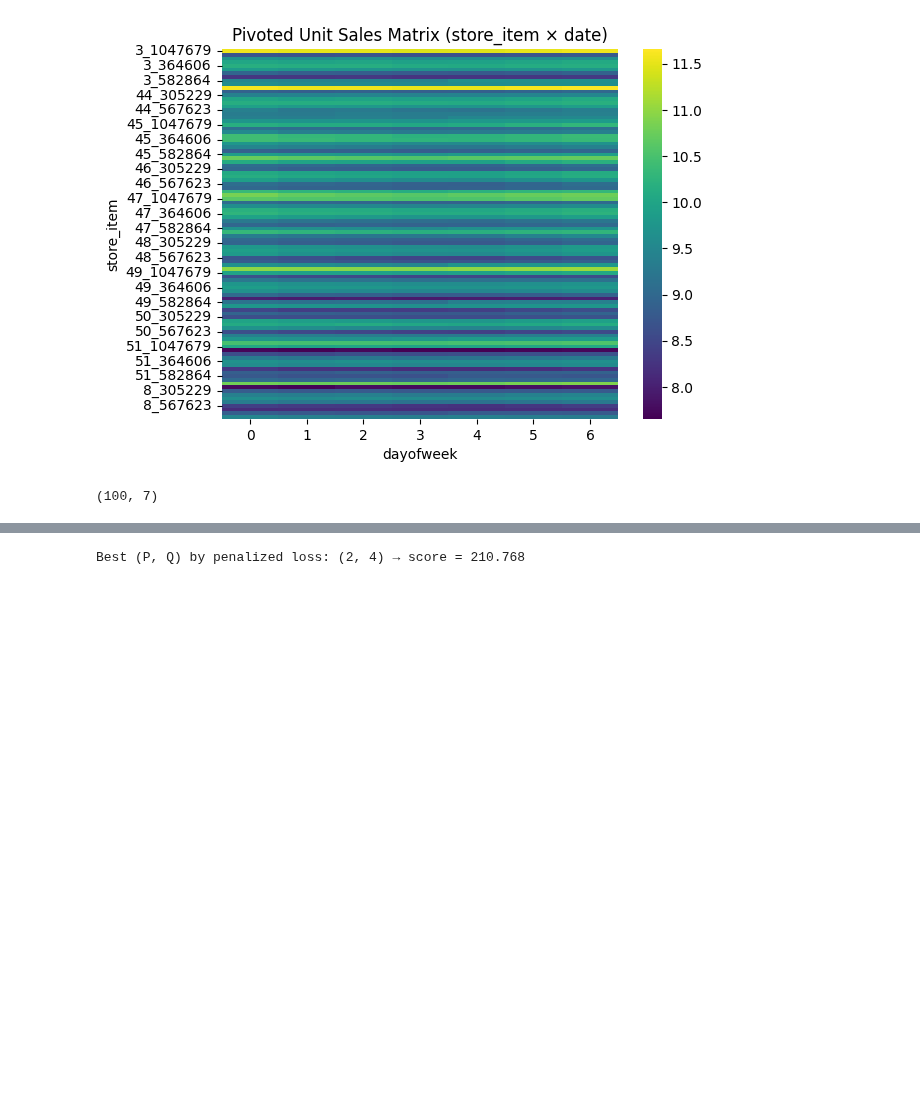
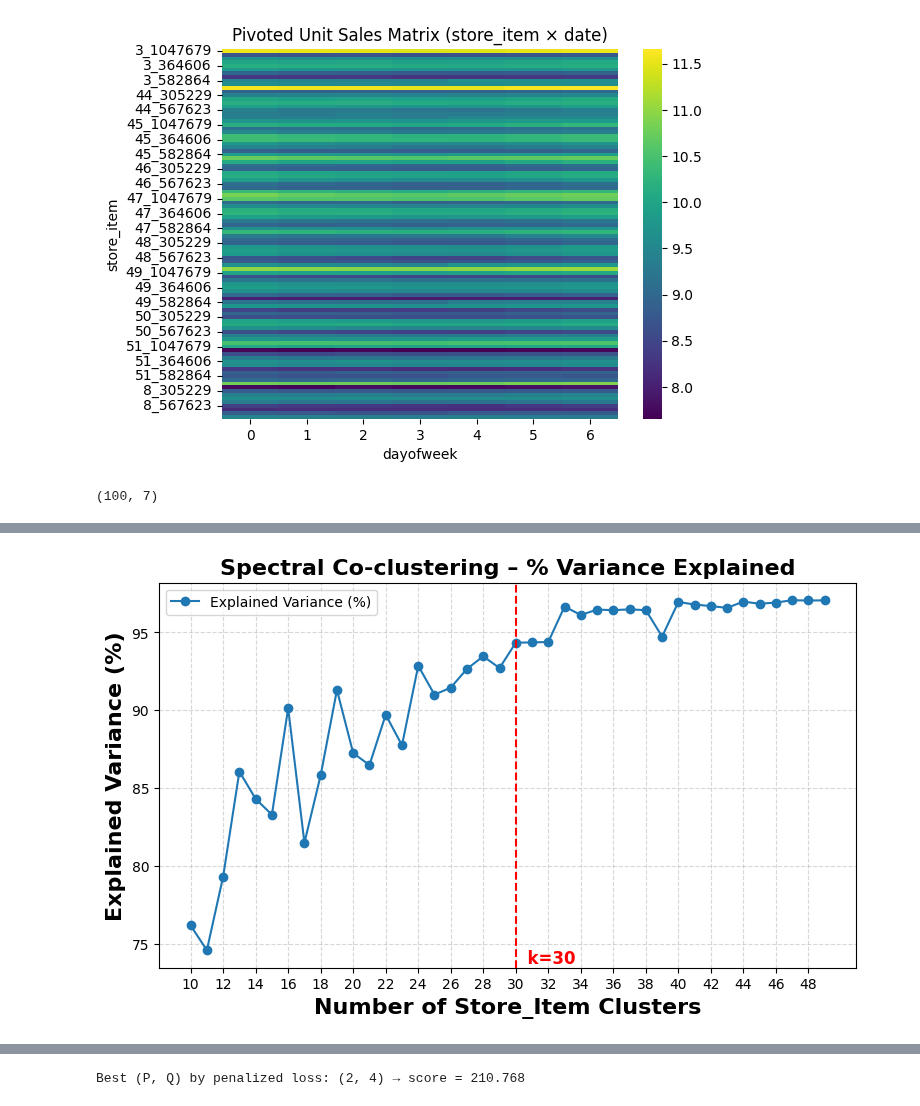
Before and after one commit to ygrepo/kaggle_favorita_grocery_sales_forecasting, a Jupyter notebook: notebook/clustering.ipynb, the cells around one changed output, grey strips where cells are left out. Cells and saved outputs as stored; diff of their text form; code cells hidden in the pictures; blank space fills up the shorter version.

```diff
--- a/notebook/clustering.ipynb
+++ b/notebook/clustering.ipynb
@@ -174,0 +225,8 @@ plot_biclustering_elbow(results_df,
+# %%
+results_spectral_coclustering = compute_spectral_clustering_cv_scores(
+    data=pivot_clean.values,
+    model_class=SpectralCoclustering,
+    n_clusters_row_range=range(10, 50),
+    cv_folds=3
+)
+results_spectral_coclustering
@@ -174,0 +268,11 @@ plot_biclustering_elbow(results_df,
+# %%
+plot_biclustering_elbow(results_spectral_coclustering,
+                        title="Spectral Co-clustering – % Variance Explained",
+                        x_col="n_row",
+                        metric="Explained Variance (%)",
+                        tick_step=2,
+                        vline_x=30,
+                        title_fontsize=16,
+                        fn="../output/figures/20250607_spectral_coclustering_elbow.tiff")
+# %% [output]
+[figure, added]
```
Also changed, not shown: parts of 7 cells of this notebook, 2 other files.
